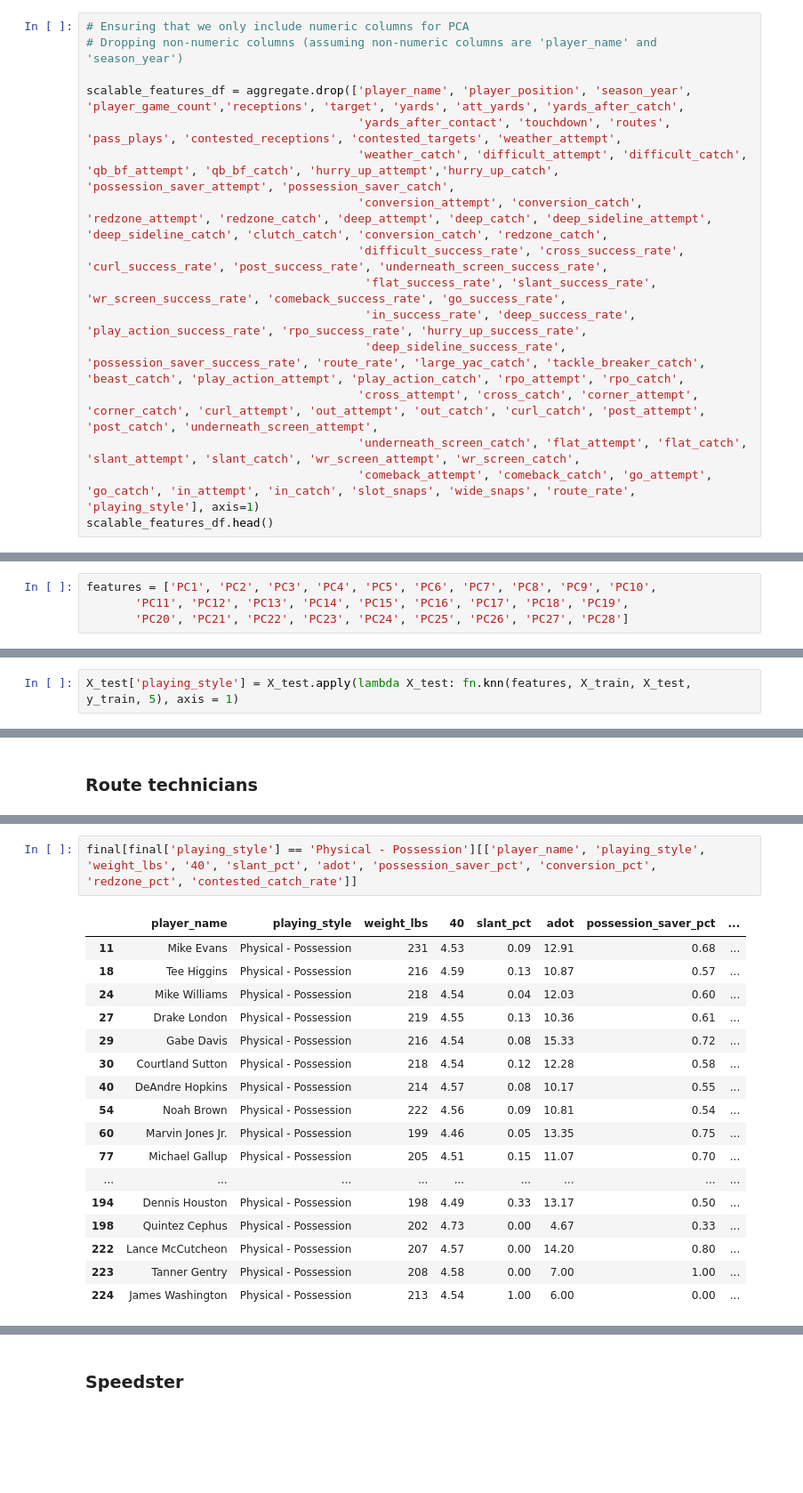
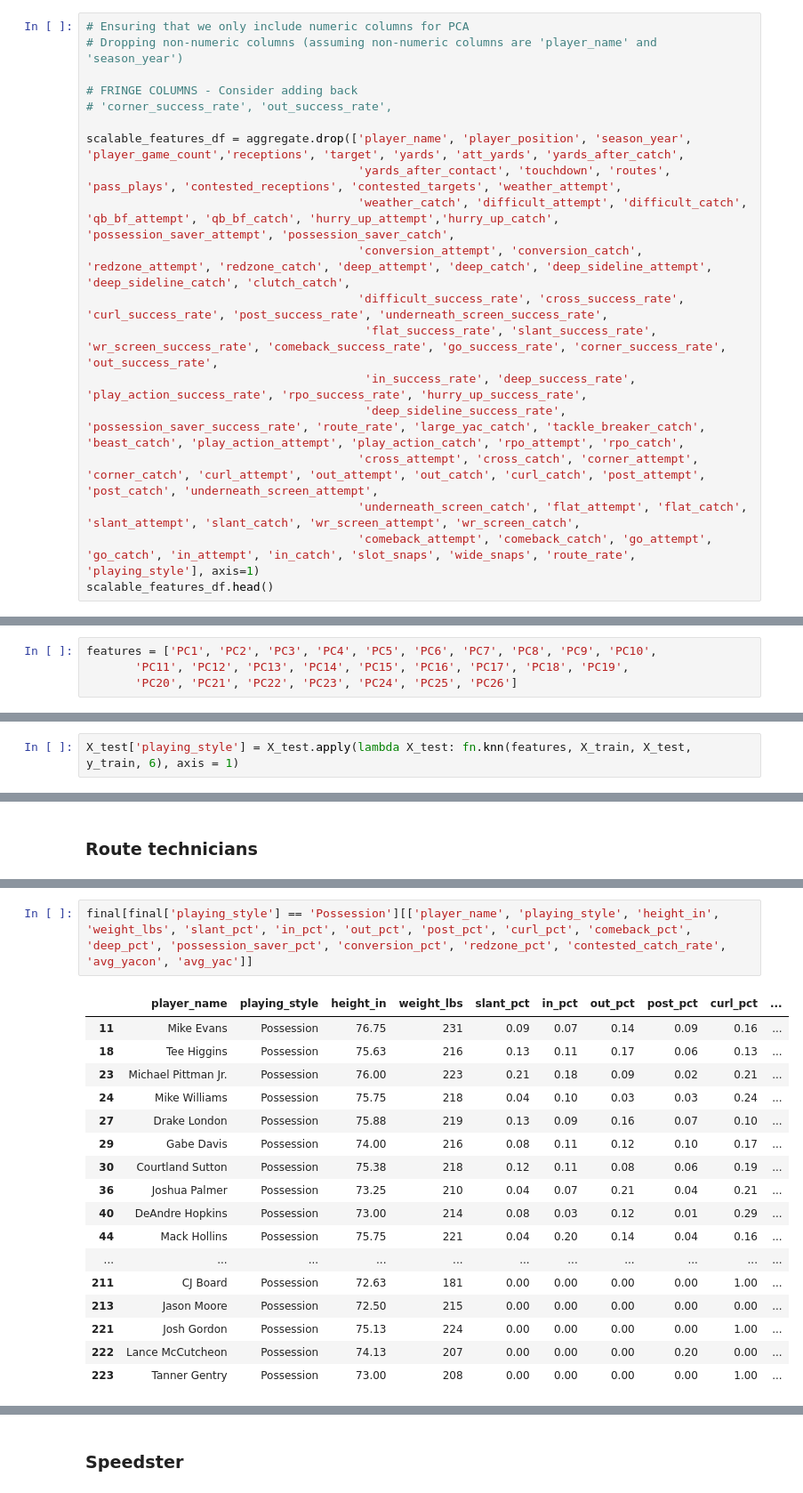
Before and after one commit to jeesuk/nfl_wr_classifier, a Jupyter notebook: notebooks/05_knn.ipynb, the cells around one changed output, grey strips where cells are left out. Shown: that part at 89% size. Drawn from its saved outputs; the diff is of its cells as text; blank space fills up the shorter version.

```diff
--- a/notebooks/05_knn.ipynb
+++ b/notebooks/05_knn.ipynb
@@ -149,12 +151,15 @@ We'll drop categorical variables
 # Ensuring that we only include numeric columns for PCA
 # Dropping non-numeric columns (assuming non-numeric columns are 'player_name' and 'season_year')
 
+# FRINGE COLUMNS - Consider adding back
+# 'corner_success_rate', 'out_success_rate',
+
 scalable_features_df = aggregate.drop(['player_name', 'player_position', 'season_year', 'player_game_count','receptions', 'target', 'yards', 'att_yards', 'yards_after_catch',
                                        'yards_after_contact', 'touchdown', 'routes', 'pass_plays', 'contested_receptions', 'contested_targets', 'weather_attempt',
                                        'weather_catch', 'difficult_attempt', 'difficult_catch', 'qb_bf_attempt', 'qb_bf_catch', 'hurry_up_attempt','hurry_up_catch', 'possession_saver_attempt', 'possession_saver_catch',
-                                       'conversion_attempt', 'conversion_catch', 'redzone_attempt', 'redzone_catch', 'deep_attempt', 'deep_catch', 'deep_sideline_attempt', 'deep_sideline_catch', 'clutch_catch', 'conversion_catch', 'redzone_catch',
+                                       'conversion_attempt', 'conversion_catch', 'redzone_attempt', 'redzone_catch', 'deep_attempt', 'deep_catch', 'deep_sideline_attempt', 'deep_sideline_catch', 'clutch_catch',
                                        'difficult_success_rate', 'cross_success_rate', 'curl_success_rate', 'post_success_rate', 'underneath_screen_success_rate',
-                                        'flat_success_rate', 'slant_success_rate', 'wr_screen_success_rate', 'comeback_success_rate', 'go_success_rate',
+                                        'flat_success_rate', 'slant_success_rate', 'wr_screen_success_rate', 'comeback_success_rate', 'go_success_rate', 'corner_success_rate', 'out_success_rate',
                                         'in_success_rate', 'deep_success_rate', 'play_action_success_rate', 'rpo_success_rate', 'hurry_up_success_rate',
                                         'deep_sideline_success_rate', 'possession_saver_success_rate', 'route_rate', 'large_yac_catch', 'tackle_breaker_catch', 'beast_catch', 'play_action_attempt', 'play_action_catch', 'rpo_attempt', 'rpo_catch',
                                        'cross_attempt', 'cross_catch', 'corner_attempt', 'corner_catch', 'curl_attempt', 'out_attempt', 'out_catch', 'curl_catch', 'post_attempt', 'post_catch', 'underneath_screen_attempt',
@@ -400,12 +400,12 @@ Index(['PC1', 'PC2', 'PC3', 'PC4', 'PC5', 'PC6', 'PC7', 'PC8', 'PC9', 'PC10',
 # %%
 features = ['PC1', 'PC2', 'PC3', 'PC4', 'PC5', 'PC6', 'PC7', 'PC8', 'PC9', 'PC10',
        'PC11', 'PC12', 'PC13', 'PC14', 'PC15', 'PC16', 'PC17', 'PC18', 'PC19',
-       'PC20', 'PC21', 'PC22', 'PC23', 'PC24', 'PC25', 'PC26', 'PC27', 'PC28']
+       'PC20', 'PC21', 'PC22', 'PC23', 'PC24', 'PC25', 'PC26']
 # %% [markdown]
 ### Run the model on the test dataset
 - With 4 nearest neighbors
 # %%
-X_test['playing_style'] = X_test.apply(lambda X_test: fn.knn(features, X_train, X_test, y_train, 5), axis = 1)
+X_test['playing_style'] = X_test.apply(lambda X_test: fn.knn(features, X_train, X_test, y_train, 6), axis = 1)
 # %% [markdown]
 ## Checking results
 # %%
@@ -500,20 +506,20 @@ final[(final['weight_lbs'] >= 220) & (final['40'] < 4.5)][['player_name', 'playi
 # %%
-final[final['playing_style'] == 'Physical - Possession'][['player_name', 'playing_style', 'weight_lbs', '40', 'slant_pct', 'adot', 'possession_saver_pct', 'conversion_pct', 'redzone_pct', 'contested_catch_rate']]
+final[final['playing_style'] == 'Possession'][['player_name', 'playing_style', 'height_in', 'weight_lbs', 'slant_pct', 'in_pct', 'out_pct', 'post_pct', 'curl_pct', 'comeback_pct', 'deep_pct', 'possession_saver_pct', 'conversion_pct', 'redzone_pct', 'contested_catch_rate', 'avg_yacon', 'avg_yac']]
 # %% [output]
-|  | player_name | playing_style | weight_lbs | 40 | slant_pct | adot | possession_saver_pct | ... |
-| 11 | Mike Evans | Physical - Possession | 231 | 4.53 | 0.09 | 12.91 | 0.68 | ... |
-| 18 | Tee Higgins | Physical - Possession | 216 | 4.59 | 0.13 | 10.87 | 0.57 | ... |
-| 24 | Mike Williams | Physical - Possession | 218 | 4.54 | 0.04 | 12.03 | 0.60 | ... |
-| 27 | Drake London | Physical - Possession | 219 | 4.55 | 0.13 | 10.36 | 0.61 | ... |
-| 29 | Gabe Davis | Physical - Possession | 216 | 4.54 | 0.08 | 15.33 | 0.72 | ... |
-| 30 | Courtland Sutton | Physical - Possession | 218 | 4.54 | 0.12 | 12.28 | 0.58 | ... |
-| 40 | DeAndre Hopkins | Physical - Possession | 214 | 4.57 | 0.08 | 10.17 | 0.55 | ... |
-| 54 | Noah Brown | Physical - Possession | 222 | 4.56 | 0.09 | 10.81 | 0.54 | ... |
-| 60 | Marvin Jones Jr. | Physical - Possession | 199 | 4.46 | 0.05 | 13.35 | 0.75 | ... |
-| 77 | Michael Gallup | Physical - Possession | 205 | 4.51 | 0.15 | 11.07 | 0.70 | ... |
-| ... | ... | ... | ... | ... | ... | ... | ... | ... |
-| 194 | Dennis Houston | Physical - Possession | 198 | 4.49 | 0.33 | 13.17 | 0.50 | ... |
-| 198 | Quintez Cephus | Physical - Possession | 202 | 4.73 | 0.00 | 4.67 | 0.33 | ... |
-| 222 | Lance McCutcheon | Physical - Possession | 207 | 4.57 | 0.00 | 14.20 | 0.80 | ... |
-| 223 | Tanner Gentry | Physical - Possession | 208 | 4.58 | 0.00 | 7.00 | 1.00 | ... |
-| 224 | James Washington | Physical - Possession | 213 | 4.54 | 1.00 | 6.00 | 0.00 | ... |
+|  | player_name | playing_style | height_in | weight_lbs | slant_pct | in_pct | out_pct | post_pct | curl_pct | ... |
+| 11 | Mike Evans | Possession | 76.75 | 231 | 0.09 | 0.07 | 0.14 | 0.09 | 0.16 | ... |
+| 18 | Tee Higgins | Possession | 75.63 | 216 | 0.13 | 0.11 | 0.17 | 0.06 | 0.13 | ... |
+| 23 | Michael Pittman Jr. | Possession | 76.00 | 223 | 0.21 | 0.18 | 0.09 | 0.02 | 0.21 | ... |
+| 24 | Mike Williams | Possession | 75.75 | 218 | 0.04 | 0.10 | 0.03 | 0.03 | 0.24 | ... |
+| 27 | Drake London | Possession | 75.88 | 219 | 0.13 | 0.09 | 0.16 | 0.07 | 0.10 | ... |
+| 29 | Gabe Davis | Possession | 74.00 | 216 | 0.08 | 0.11 | 0.12 | 0.10 | 0.17 | ... |
+| 30 | Courtland Sutton | Possession | 75.38 | 218 | 0.12 | 0.11 | 0.08 | 0.06 | 0.19 | ... |
+| 36 | Joshua Palmer | Possession | 73.25 | 210 | 0.04 | 0.07 | 0.21 | 0.04 | 0.21 | ... |
+| 40 | DeAndre Hopkins | Possession | 73.00 | 214 | 0.08 | 0.03 | 0.12 | 0.01 | 0.29 | ... |
+| 44 | Mack Hollins | Possession | 75.75 | 221 | 0.04 | 0.20 | 0.14 | 0.04 | 0.16 | ... |
+| ... | ... | ... | ... | ... | ... | ... | ... | ... | ... | ... |
+| 211 | CJ Board | Possession | 72.63 | 181 | 0.00 | 0.00 | 0.00 | 0.00 | 1.00 | ... |
+| 213 | Jason Moore | Possession | 72.50 | 215 | 0.00 | 0.00 | 0.00 | 0.00 | 0.00 | ... |
+| 221 | Josh Gordon | Possession | 75.13 | 224 | 0.00 | 0.00 | 0.00 | 0.00 | 1.00 | ... |
+| 222 | Lance McCutcheon | Possession | 74.13 | 207 | 0.00 | 0.00 | 0.00 | 0.20 | 0.00 | ... |
+| 223 | Tanner Gentry | Possession | 73.00 | 208 | 0.00 | 0.00 | 0.00 | 0.00 | 1.00 | ... |
```
Also changed, not shown: parts of 56 cells of this notebook.
